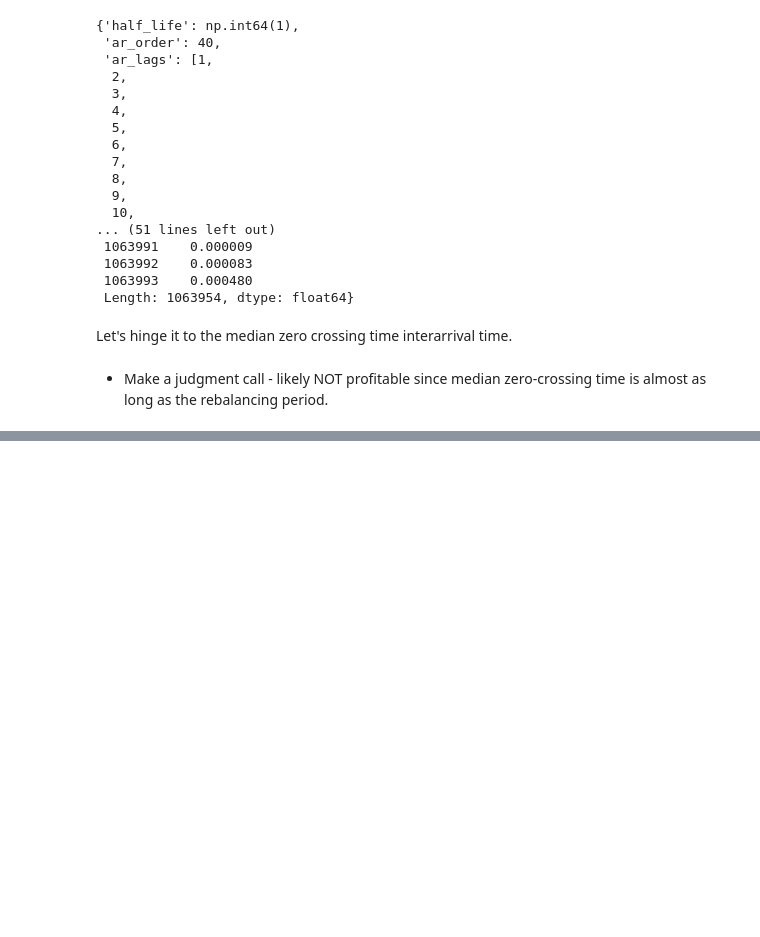
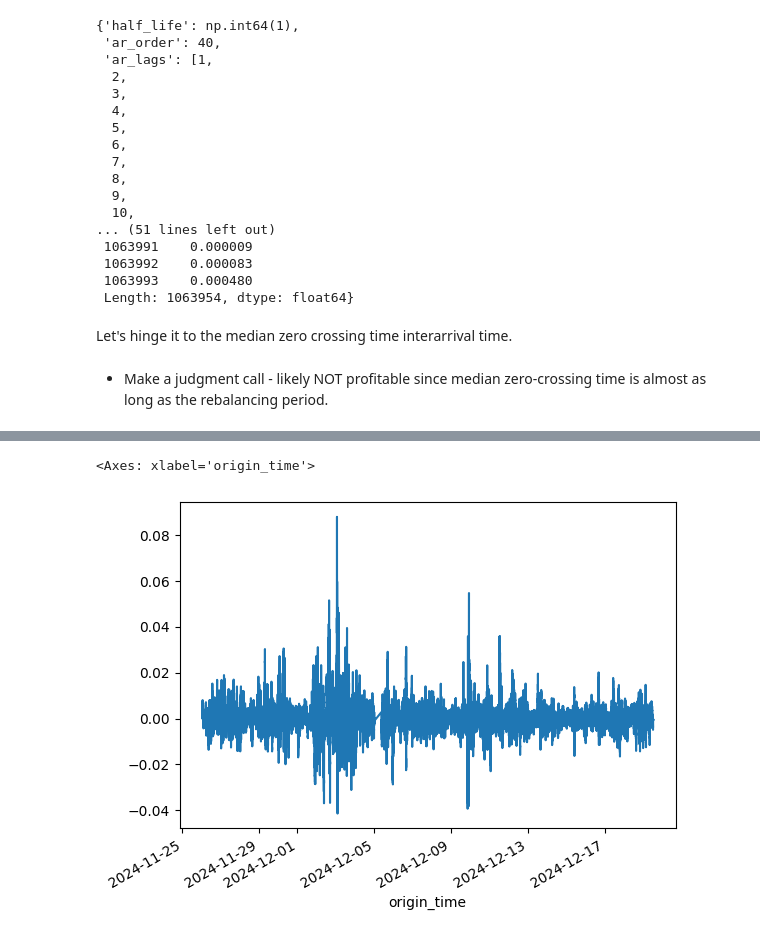
Before and after one commit to vbear97/pairs_trading_cryptocurrency, a Jupyter notebook: trading_strategy_development.ipynb, the cells around one changed output, grey strips where cells are left out. Drawn from its saved outputs; the diff is of its cells as text; code cells hidden in the pictures; blank space fills up the shorter version.

```diff
--- a/trading_strategy_development.ipynb
+++ b/trading_strategy_development.ipynb
@@ -1054,7 +1062,13 @@ Let's hinge it to the median zero crossing time interarrival time.
 # %%
-BETA_LOOKBACK_GRID = {
+BETA_LOOKBACK_BY_FREQUENCY = {
     'hour': 1*MINUTES_PER_HOUR*TICKS_PER_MINUTE,
     'day': 1*HOURS_IN_DAYS*MINUTES_PER_HOUR*TICKS_PER_MINUTE, # 1 day,
     'week': 7*HOURS_IN_DAYS*MINUTES_PER_HOUR*TICKS_PER_MINUTE,  # 7 days,
     'month': 30*HOURS_IN_DAYS*MINUTES_PER_HOUR*TICKS_PER_MINUTE, #30 days (1 month)
 }
+MA_UNITS_BY_FREQUENCY = {
+    'hour': 30*MINUTES_PER_HOUR*TICKS_PER_MINUTE, #30 minutes
+    'day': 12*HOURS_IN_DAYS*MINUTES_PER_HOUR*TICKS_PER_MINUTE
+}
+
+TRADING_PERIODS_PER_YEAR = TICKS_PER_MINUTE*MINUTES_PER_HOUR*HOURS_IN_DAYS*365
@@ -1088,0 +1079,15 @@ Name: beta, dtype: float64
+# %%
+temp_df = midprice_df.head(n=200_000)
+# %%
+#Trial run - integration test - initialise as a first pass to see if everything is working )
+beta_lookback = BETA_LOOKBACK_GRID['hour'] #hourly lookback
+ma_lookback_unit = 2*MA_UNITS_BY_FREQUENCY['hour'] #hourly moving average
+#Generate trading signal
+signal = PricingSignal(hedge_lookback = beta_lookback, spread_lookback = ma_lookback_unit)
+signal_results = signal._generate(y = temp_df['ADA-USDT'], x = temp_df['SOL-USDT'])
+# %%
+# Check signal
+signal_results['spread'].plot()
+# %% [output]
+<Axes: xlabel='origin_time'>
+[figure, added]
```
Also changed, not shown: parts of 25 cells of this notebook.
